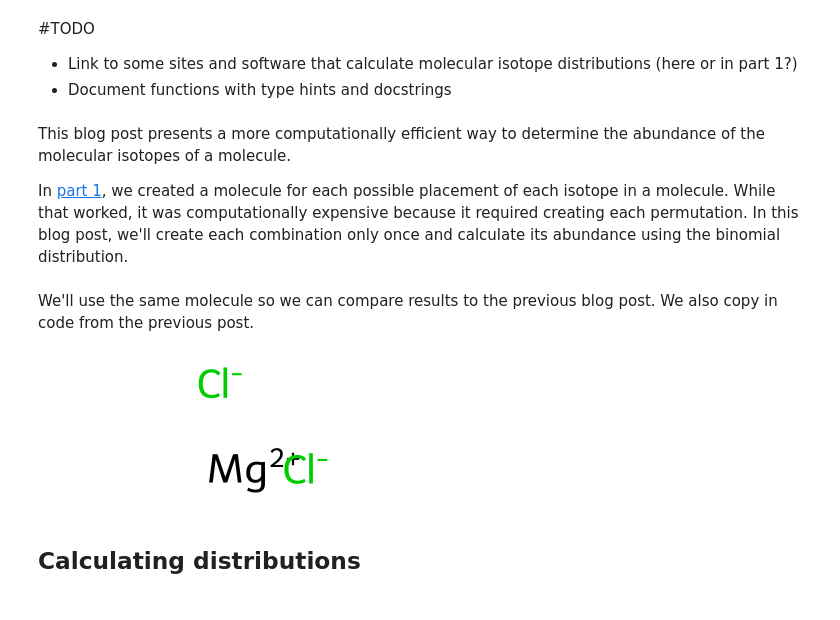
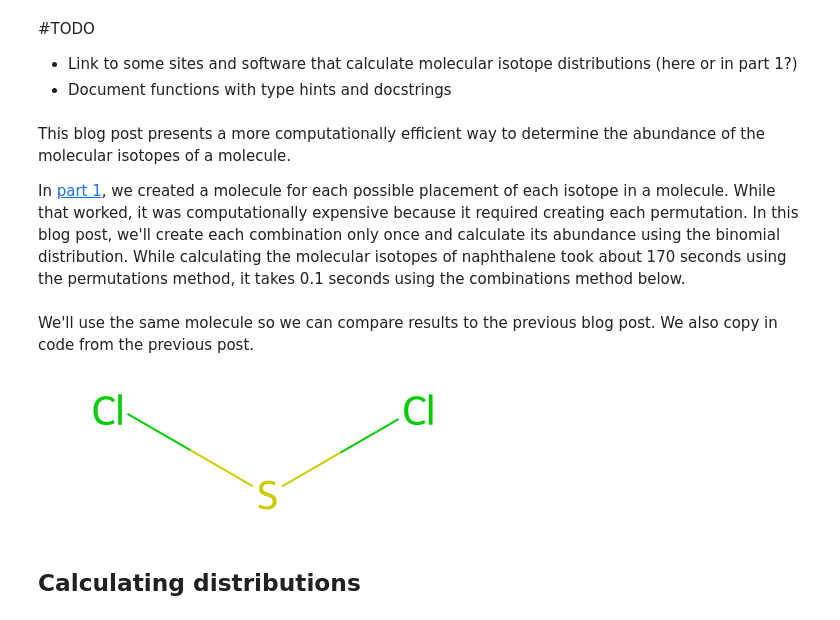
Before and after one commit to bertiewooster/bertiewooster.github.io, a Jupyter notebook: _notebooks/Mass_spectrometry_molecular_isotopic_distribution_2.ipynb, the cells around one changed output. Saved outputs shown, nothing was run; the diff lists cells and outputs as text; code cells hidden in the pictures.

```diff
--- a/_notebooks/Mass_spectrometry_molecular_isotopic_distribution_2.ipynb
+++ b/_notebooks/Mass_spectrometry_molecular_isotopic_distribution_2.ipynb
@@ -7,7 +7,7 @@
 # %% [markdown]
 This blog post presents a more computationally efficient way to determine the abundance of the molecular isotopes of a molecule.
 
-In [part 1](***), we created a molecule for each possible placement of each isotope in a molecule. While that worked, it was computationally expensive because it required creating each permutation. In this blog post, we'll create each combination only once and calculate its abundance using the binomial distribution.
+In [part 1](***), we created a molecule for each possible placement of each isotope in a molecule. While that worked, it was computationally expensive because it required creating each permutation. In this blog post, we'll create each combination only once and calculate its abundance using the binomial distribution. While calculating the molecular isotopes of naphthalene took about 170 seconds using the permutations method, it takes 0.1 seconds using the combinations method below.
 # %%
 %%capture
 %!pip install rdkit
@@ -29,21 +29,15 @@ from rdkit import Chem
 from rdkit.Chem import Descriptors
 # %% [markdown]
 We'll use the same molecule so we can compare results to the previous blog post. We also copy in code from the previous post.
-# %%
-# Carbon tetrachloride
-sml = "ClC(Cl)(Cl)Cl"
-sml = "c1ccccc1"
-# sml = "CS"
-
-# sml = "S=C=S"
-# sml = "C=C=C"
-# sml = "[HH]"
-# sml = "O=O"
-sml = "[Mg+2].[Cl-].[Cl-]"
-mol = Chem.AddHs(Chem.MolFromSmiles(sml))
-mol
-# %% [output]
-[figure, removed]
+# %%
+sml = "ClSCl"
+# sml = "[S]"
+# sml = "[S][S][S]"
+# sml = "c1c2ccccc2ccc1"
+mol = Chem.AddHs(Chem.MolFromSmiles(sml))
+mol
+# %% [output]
+[figure, added]
 # %%
 class MolecularIsotope():
   """Store a molecule's isotopic properties."""
```
Also changed, not shown: parts of 16 cells of this notebook, 1 other file.
